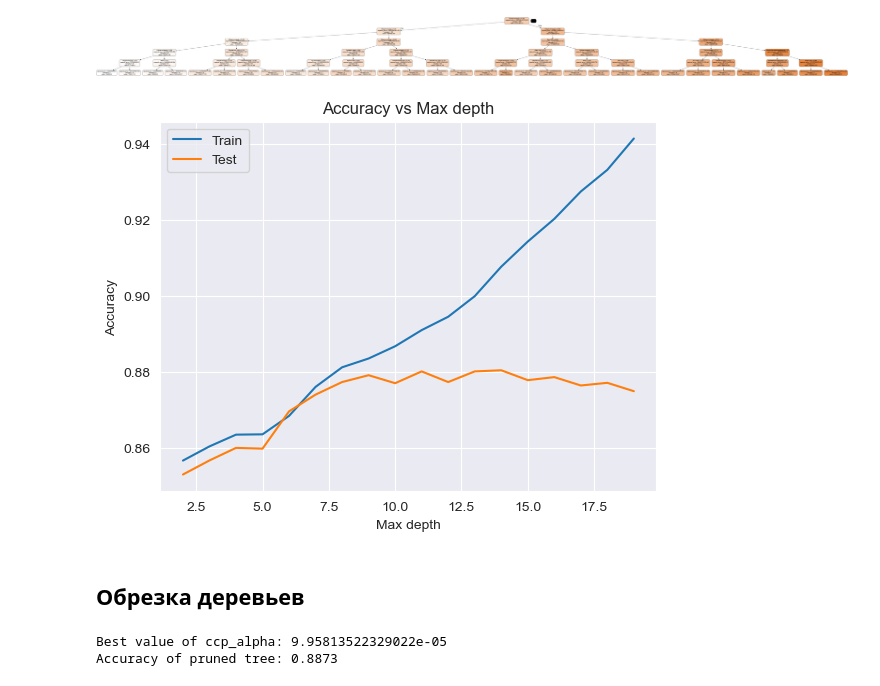
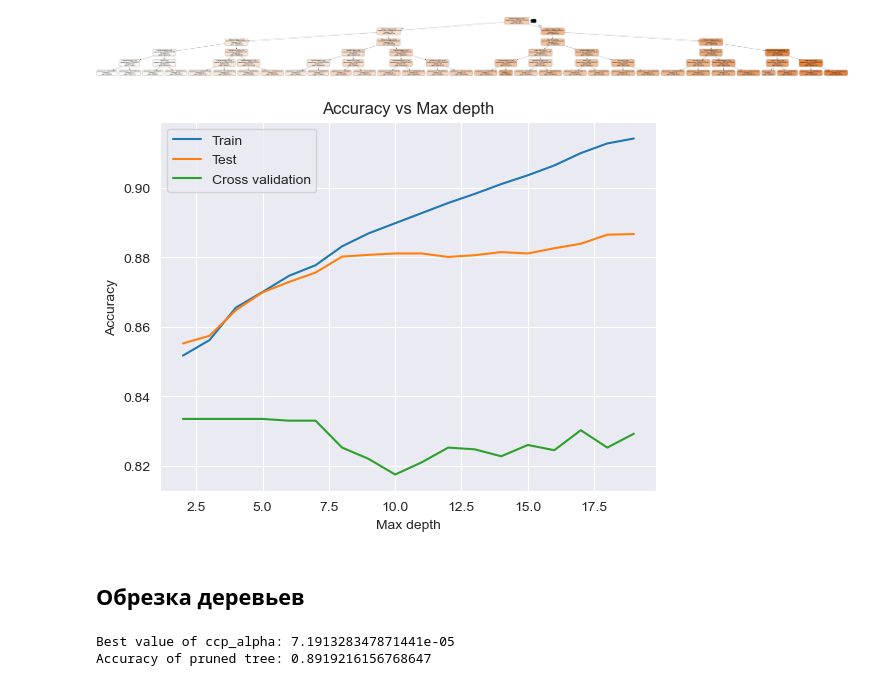
Before and after one commit to fongradnastya/data_analisys4, a Jupyter notebook: notebooks/work.ipynb, the cells around one changed output. Cells and saved outputs as stored; diff of their text form; code cells hidden in the pictures.

Commit message:
Added accuracy graphs

```diff
--- a/notebooks/work.ipynb
+++ b/notebooks/work.ipynb
@@ -232,9 +232,10 @@ plot_tree(clf, regression_all, "regression_tree.png")
 # %% [output]
 [figure]
 # %%
-def plot_accuracy_graph(max_depth_list, train_acc, test_acc):
+def plot_accuracy_graph(max_depth_list, train_acc, test_acc, cross_acc):
     plt.plot(max_depth_list, train_acc, label="Train")
     plt.plot(max_depth_list, test_acc, label="Test")
+    plt.plot(max_depth_list, cross_acc, label="Cross validation")
     plt.xlabel("Max depth")
     plt.ylabel("Accuracy")
     plt.title("Accuracy vs Max depth")
@@ -243,28 +244,31 @@ def plot_accuracy_graph(max_depth_list, train_acc, test_acc):
 # %%
 max_depth_list = range(2, 20)
 
 # Create empty lists to store the accuracy scores
 train_acc = []
 test_acc = []
+cross_val_acc = []
 
 # Loop over the max_depth values
 for max_depth in max_depth_list:
     # Train a decision tree with the current max_depth
     clf = DecisionTreeClassifier(max_depth=max_depth)
     clf.fit(x_train_c, y_train_c)
 
     # Predict on the train and test sets
     y_pred_train = clf.predict(x_train_c)
     y_pred_test = clf.predict(x_test_c)
 
     # Compute and append the accuracy scores
     train_acc.append(accuracy_score(y_train_c, y_pred_train))
     test_acc.append(accuracy_score(y_test_c, y_pred_test))
+    cr = cross_val_score(clf, class_train[class_all], class_train[class_result])[0]
+    cross_val_acc.append(cr)
 
 # Plot the accuracy scores vs max_depth values
-plot_accuracy_graph(max_depth_list, train_acc, test_acc)
+plot_accuracy_graph(max_depth_list, train_acc, test_acc, cross_val_acc)
 # %% [output]
-[figure, old version]
+[figure, new version]
 # %% [markdown]
 ## Обрезка деревьев
 # %%
@@ -281,9 +285,15 @@ for ccp_alpha in ccp_alphas:
 
 # Find the best value of ccp_alpha based on the test accuracy
 test_acc = []
+train_acc = []
+cross_val_acc = []
 for clf in clfs:
-    y_pred = clf.predict(x_test_c)
-    test_acc.append(accuracy_score(y_test_c, y_pred))
+    y_pred_test = clf.predict(x_test_c)
+    y_pred_train = clf.predict(x_train_c)
+    test_acc.append(accuracy_score(y_test_c, y_pred_test))
+    train_acc.append(accuracy_score(y_train_c, y_pred_train))
+    cr = cross_val_score(clf, class_train[class_all], class_train[class_result])[0]
+    cross_val_acc.append(cr)
 
 best_index = test_acc.index(max(test_acc))
 best_ccp_alpha = ccp_alphas[best_index]
@@ -292,5 +302,5 @@ best_clf = clfs[best_index]
 print("Best value of ccp_alpha:", best_ccp_alpha)
 print("Accuracy of pruned tree:", test_acc[best_index])
 # %% [output]
-Best value of ccp_alpha: 9.95813522329022e-05
-Accuracy of pruned tree: 0.8873
+Best value of ccp_alpha: 7.191328347871441e-05
+Accuracy of pruned tree: 0.8919216156768647
```
Also changed, not shown: parts of 6 cells of this notebook, 2 other files.
